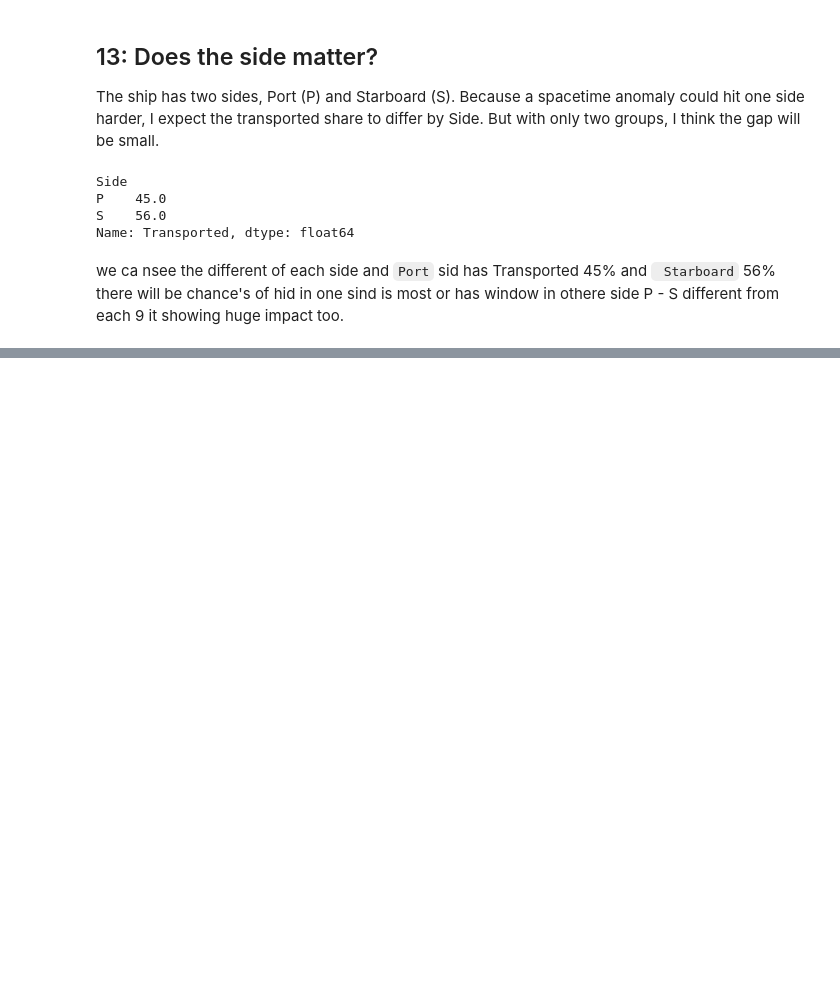
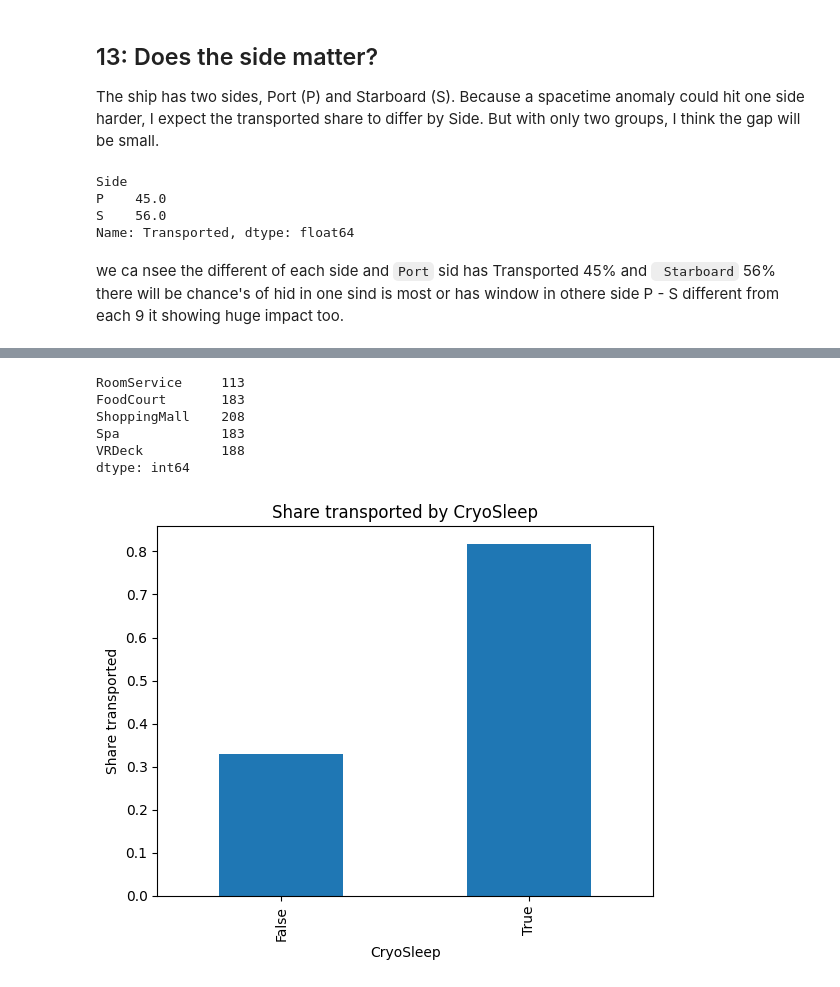
Before and after one commit to sevathangowtham/Spaceship-Titanic, a Jupyter notebook: spaceship-titanic.ipynb, the cells around one changed output, grey strips where cells are left out. Cells and saved outputs as stored; diff of their text form; code cells hidden in the pictures; blank space fills up the shorter version.

```diff
--- a/spaceship-titanic.ipynb
+++ b/spaceship-titanic.ipynb
@@ -323 +372,3 @@
+# %%
+df['age_band'] = pd.cut(df['Age'], bins=[0, 12, 18, 30, 50, 100], include_lowest=True)
 # %%
@@ -332,0 +407,3 @@ df.head()
+# %%
+df['no_spend'] = df['Total_spend'] == 0
+df.groupby('no_spend')['Transported'].mean()
@@ -332,0 +472,2 @@ df.head()
+# %%
+df['is_solo'] = df['Group_Size'] == 1
@@ -332,0 +498,2 @@ df.head()
+# %%
+df.loc[(df['CryoSleep'] == True) & (df['RoomService'].isnull()), 'RoomService'] = 0
@@ -332,0 +507,16 @@ df.head()
+# %%
+df[['RoomService', 'FoodCourt', 'ShoppingMall', 'Spa', 'VRDeck']].isnull().sum()
+# %% [output]
+RoomService     113
+FoodCourt       183
+ShoppingMall    208
+Spa             183
+VRDeck          188
+dtype: int64
+# %%
+df.groupby('CryoSleep')['Transported'].mean().plot(kind='bar')
+plt.title('Share transported by CryoSleep')
+plt.ylabel('Share transported')
+plt.show()
+# %% [output]
+[figure, added]
```
Also changed, not shown: parts of 36 cells of this notebook.
